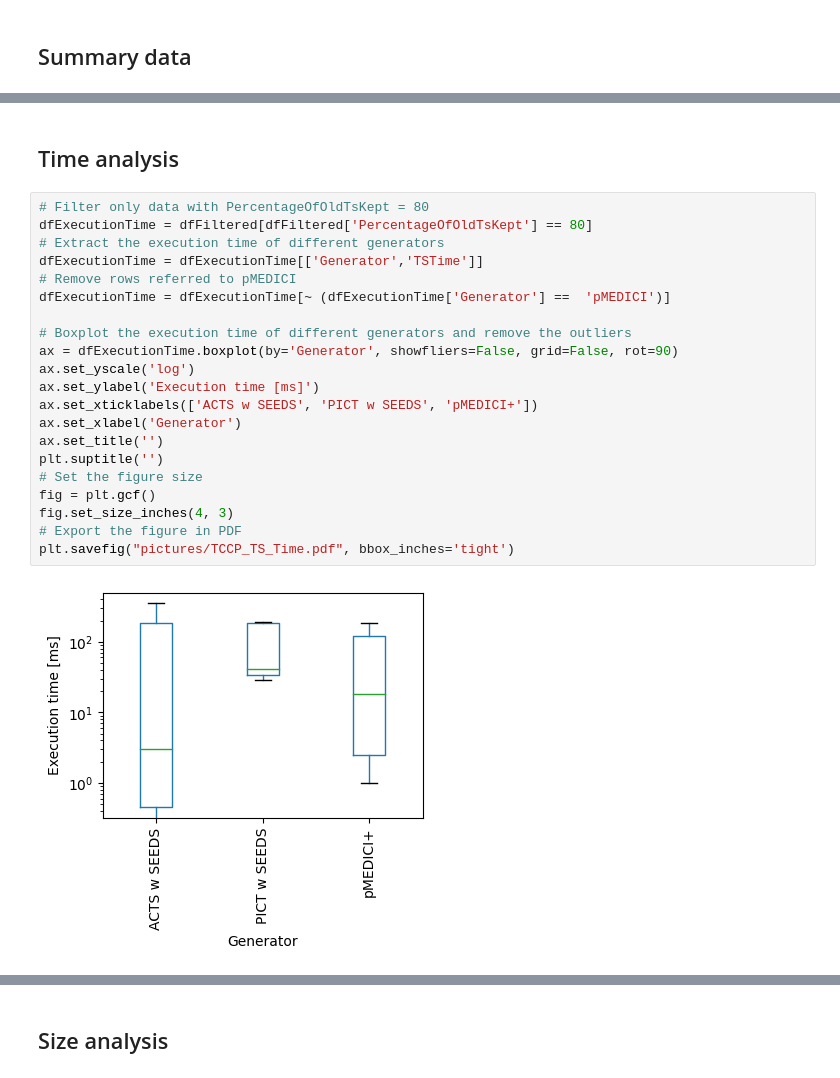
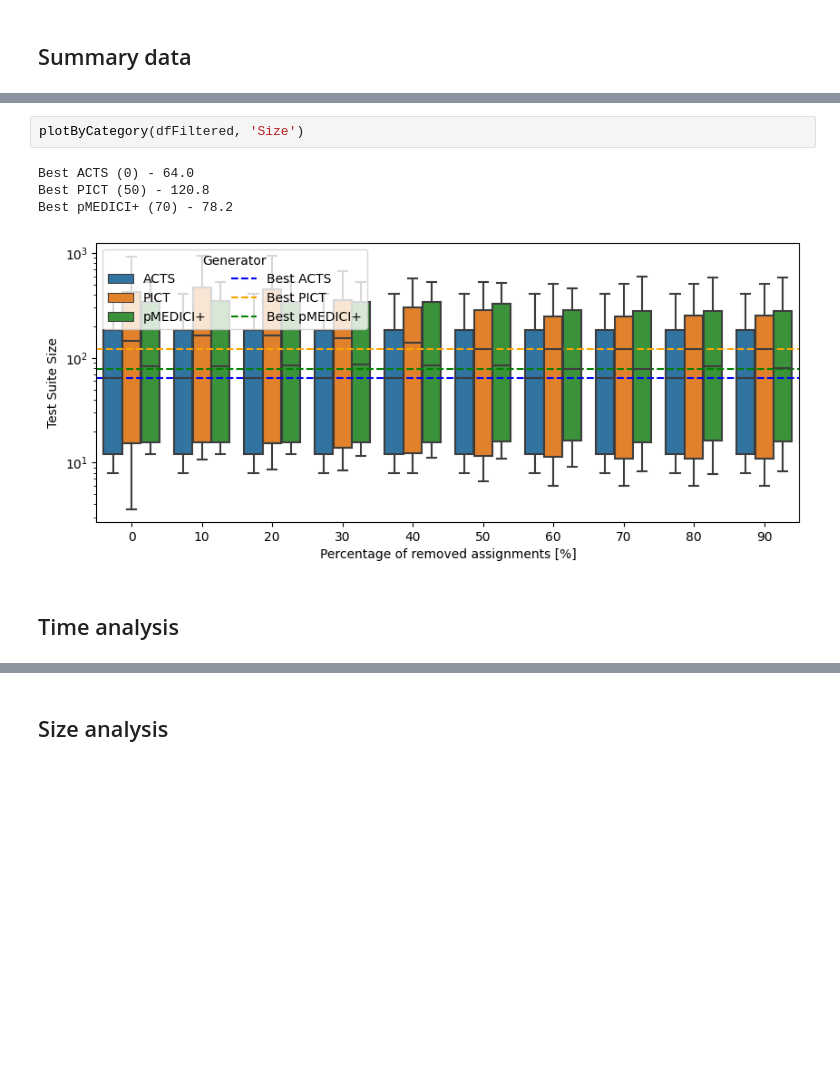
Before and after one commit to fmselab/ct-tools, a Jupyter notebook: IncrementalCitGeneration/experiments/AnalysisExperimentsTCCP.ipynb, the cells around one changed output, grey strips where cells are left out. Cells and saved outputs as stored; diff of their text form; blank space fills up the shorter version.

```diff
--- a/IncrementalCitGeneration/experiments/AnalysisExperimentsTCCP.ipynb
+++ b/IncrementalCitGeneration/experiments/AnalysisExperimentsTCCP.ipynb
@@ -162,25 +236,9 @@ pMEDICI+   130.085
+# %%
+plotByCategory(dfFiltered, 'Size')
+# %% [output]
+Best ACTS (0) - 64.0
+Best PICT (50) - 120.8
+Best pMEDICI+ (70) - 78.2
+[figure, added]
 # %% [markdown]
 ## Time analysis
-# %%
-# Filter only data with PercentageOfOldTsKept = 80
-dfExecutionTime = dfFiltered[dfFiltered['PercentageOfOldTsKept'] == 80]
-# Extract the execution time of different generators
-dfExecutionTime = dfExecutionTime[['Generator','TSTime']]
-# Remove rows referred to pMEDICI
-dfExecutionTime = dfExecutionTime[~ (dfExecutionTime['Generator'] ==  'pMEDICI')]
-
-# Boxplot the execution time of different generators and remove the outliers
-ax = dfExecutionTime.boxplot(by='Generator', showfliers=False, grid=False, rot=90)
-ax.set_yscale('log')
-ax.set_ylabel('Execution time [ms]')
-ax.set_xticklabels(['ACTS w SEEDS', 'PICT w SEEDS', 'pMEDICI+'])
-ax.set_xlabel('Generator')
-ax.set_title('')
-plt.suptitle('')
-# Set the figure size
-fig = plt.gcf()
-fig.set_size_inches(4, 3)
-# Export the figure in PDF
-plt.savefig("pictures/TCCP_TS_Time.pdf", bbox_inches='tight')
-# %% [output]
-[figure, removed]
```
Also changed, not shown: parts of 13 cells of this notebook, 15 other files.
